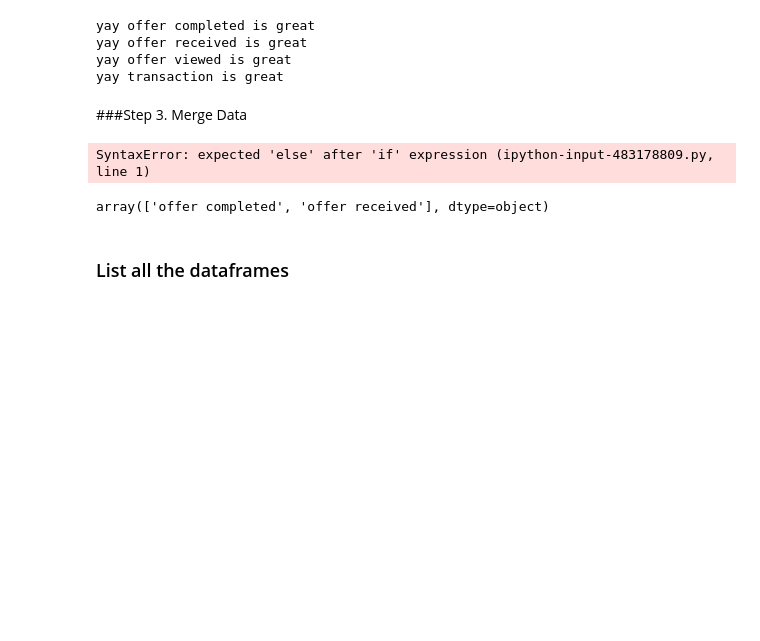
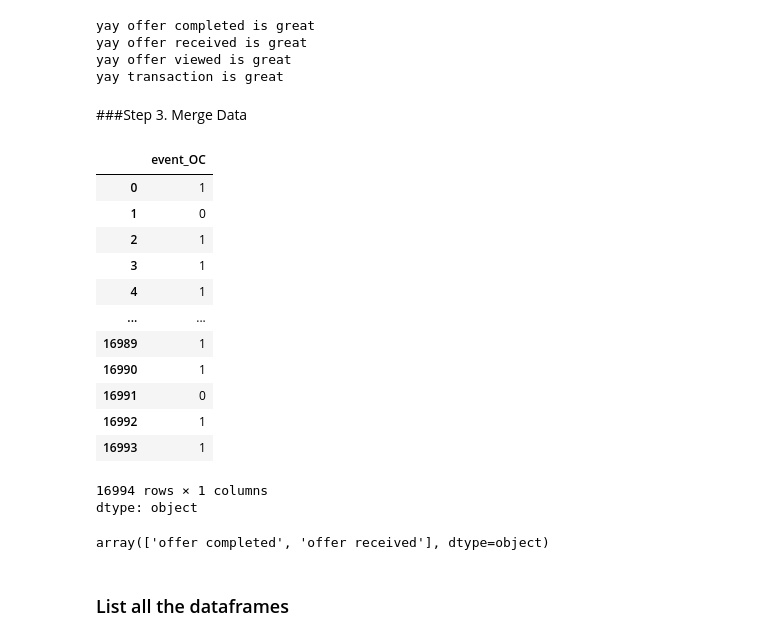
Before and after one commit to kiah-ucsd/DSE200, a Jupyter notebook: Mini_Project_2.ipynb, the cells around one changed output. Drawn from its saved outputs; the diff is of its cells as text; code cells hidden in the pictures; blank space fills up the shorter version.

Commit message:
fixed events data

```diff
--- a/Mini_Project_2.ipynb
+++ b/Mini_Project_2.ipynb
@@ -332,14 +332,15 @@ transaction_df = analysis_df('transaction')
 master_df = offer_received_df.merge(offer_viewed_df , left_on = 'person', right_on = 'person', how='left', suffixes=('_OR','_OV'))
 master_df = master_df.merge(offer_completed_df, left_on = 'person', right_on = 'person', how='left', suffixes = (None,'_OC'))
 master_df = master_df.merge(transaction_df, left_on = 'person', right_on = 'person', how='left', suffixes = (None,'_TR'))
-# master_df.loc[~(master_df.event_OR.isna()), 'event_OR'] = 1
-# master_df.loc[~(master_df.event_OV.isna()), 'event_OV'] = 1
-# master_df.loc[~(master_df.event_OC.isna()), 'event_OC'] = 1
-# master_df.loc[~(master_df.event_TR.isna()), 'event_TR'] = 1
-# master_df.event_OR = master_df.event_OR.fillna(0)
-# master_df.event_OV = master_df.event_OR.fillna(0)
-# master_df.event_OC = master_df.event_OR.fillna(0)
-# master_df.event_TR = master_df.event_OR.fillna(0)
+master_df.rename(columns={'event':'event_OC'}, inplace=True)
+master_df.loc[~(master_df.event_OR.isna()), 'event_OR'] = 1
+master_df.loc[~(master_df.event_OV.isna()), 'event_OV'] = 1
+master_df.loc[~(master_df.event_OC.isna()), 'event_OC'] = 1
+master_df.loc[~(master_df.event_TR.isna()), 'event_TR'] = 1
+master_df.loc[(master_df.event_OR.isna()), 'event_OR'] = 0
+master_df.loc[(master_df.event_OV.isna()), 'event_OV'] = 0
+master_df.loc[(master_df.event_OC.isna()), 'event_OC'] = 0
+master_df.loc[(master_df.event_TR.isna()), 'event_TR'] = 0
 
 master_df.rename(columns = {'discount':'discount_OC', 'bogo':'bogo_OC'}, inplace=True)
 # master_df.drop(columns=['event_OR','event_OV', 'event_TR'], inplace=True)
@@ -349,10 +350,23 @@ master_df = master_df.merge(profile_df, left_on = 'person',right_on = 'person',
 master_df.gender = master_df.apply(lambda x: 1 if x['gender'] == 'M' else (2 if x['gender'] == 'F' else 3), axis=1)
 
 #add income brackets?
-# %%
-[x if 'event' in master_df.columns]
-# %% [output]
-SyntaxError: expected 'else' after 'if' expression (ipython-input-483178809.py, line 1)
+# %%
+master_df.event_OC
+# %% [output]
+|  | event_OC |
+| 0 | 1 |
+| 1 | 0 |
+| 2 | 1 |
+| 3 | 1 |
+| 4 | 1 |
+| ... | ... |
+| 16989 | 1 |
+| 16990 | 1 |
+| 16991 | 0 |
+| 16992 | 1 |
+| 16993 | 1 |
+16994 rows × 1 columns
+dtype: object
 # %%
 master_df.event.unique()
 # %% [output]
```
